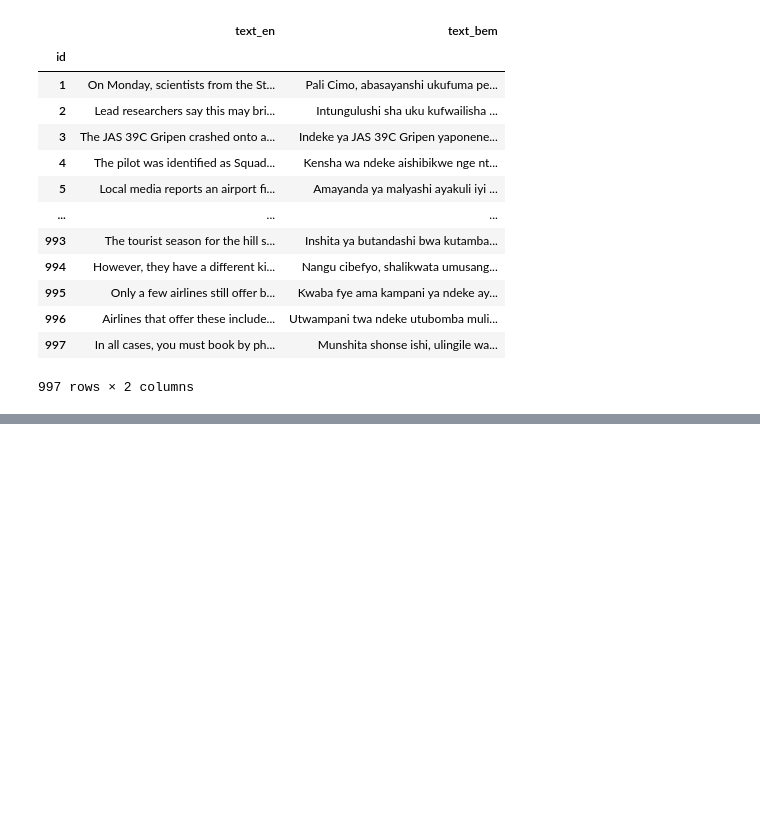
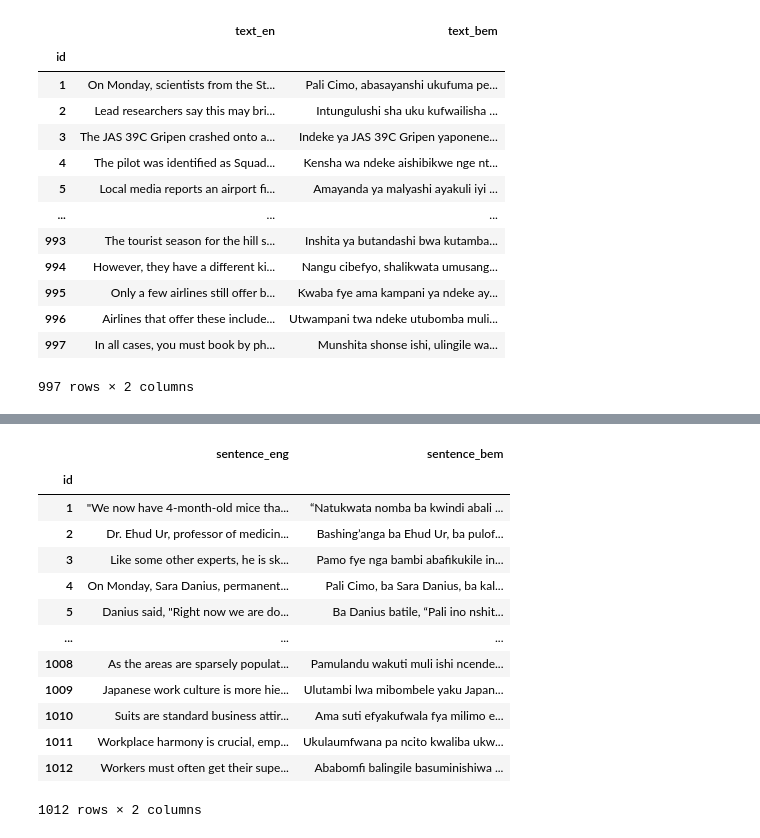
Before and after one commit to cobrayyxx/Bemba-IWSLT2025, a Jupyter notebook: Bemba_Preprocess_Flores_200_IWSLT_2025.ipynb, the cells around one changed output, grey strips where cells are left out. Cells and saved outputs as stored; diff of their text form; code cells hidden in the pictures; blank space fills up the shorter version.

```diff
--- a/Bemba_Preprocess_Flores_200_IWSLT_2025.ipynb
+++ b/Bemba_Preprocess_Flores_200_IWSLT_2025.ipynb
@@ -193,0 +267,6 @@ dataset = Dataset.from_pandas(df_swap)
+# %%
+df_devtest_eng = df_devtest_eng.drop(['URL', 'domain', 'topic', 'has_image', 'has_hyperlink'], axis=1)
+# %%
+df_devtest_bem = df_devtest_bem.drop(['URL', 'domain', 'topic', 'has_image', 'has_hyperlink'],axis=1)
+# %%
+df_join = df_devtest_eng.set_index("id").join(df_devtest_bem.set_index("id"), lsuffix='_eng', rsuffix='_bem', how="left", on="id")
@@ -193,0 +283,17 @@ dataset = Dataset.from_pandas(df_swap)
+# %%
+df_join
+# %% [output]
+|  | sentence_eng | sentence_bem |
+| id |  |  |
+| 1 | "We now have 4-month-old mice tha... | “Natukwata nomba ba kwindi abali ... |
+| 2 | Dr. Ehud Ur, professor of medicin... | Bashing’anga ba Ehud Ur, ba pulof... |
+| 3 | Like some other experts, he is sk... | Pamo fye nga bambi abafikukile in... |
+| 4 | On Monday, Sara Danius, permanent... | Pali Cimo, ba Sara Danius, ba kal... |
+| 5 | Danius said, "Right now we are do... | Ba Danius batile, “Pali ino nshit... |
+| ... | ... | ... |
+| 1008 | As the areas are sparsely populat... | Pamulandu wakuti muli ishi ncende... |
+| 1009 | Japanese work culture is more hie... | Ulutambi lwa mibombele yaku Japan... |
+| 1010 | Suits are standard business attir... | Ama suti efyakufwala fya milimo e... |
+| 1011 | Workplace harmony is crucial, emp... | Ukulaumfwana pa ncito kwaliba ukw... |
+| 1012 | Workers must often get their supe... | Ababomfi balingile basuminishiwa ... |
+1012 rows × 2 columns
```
Also changed, not shown: parts of 33 cells of this notebook, 3 other files.
